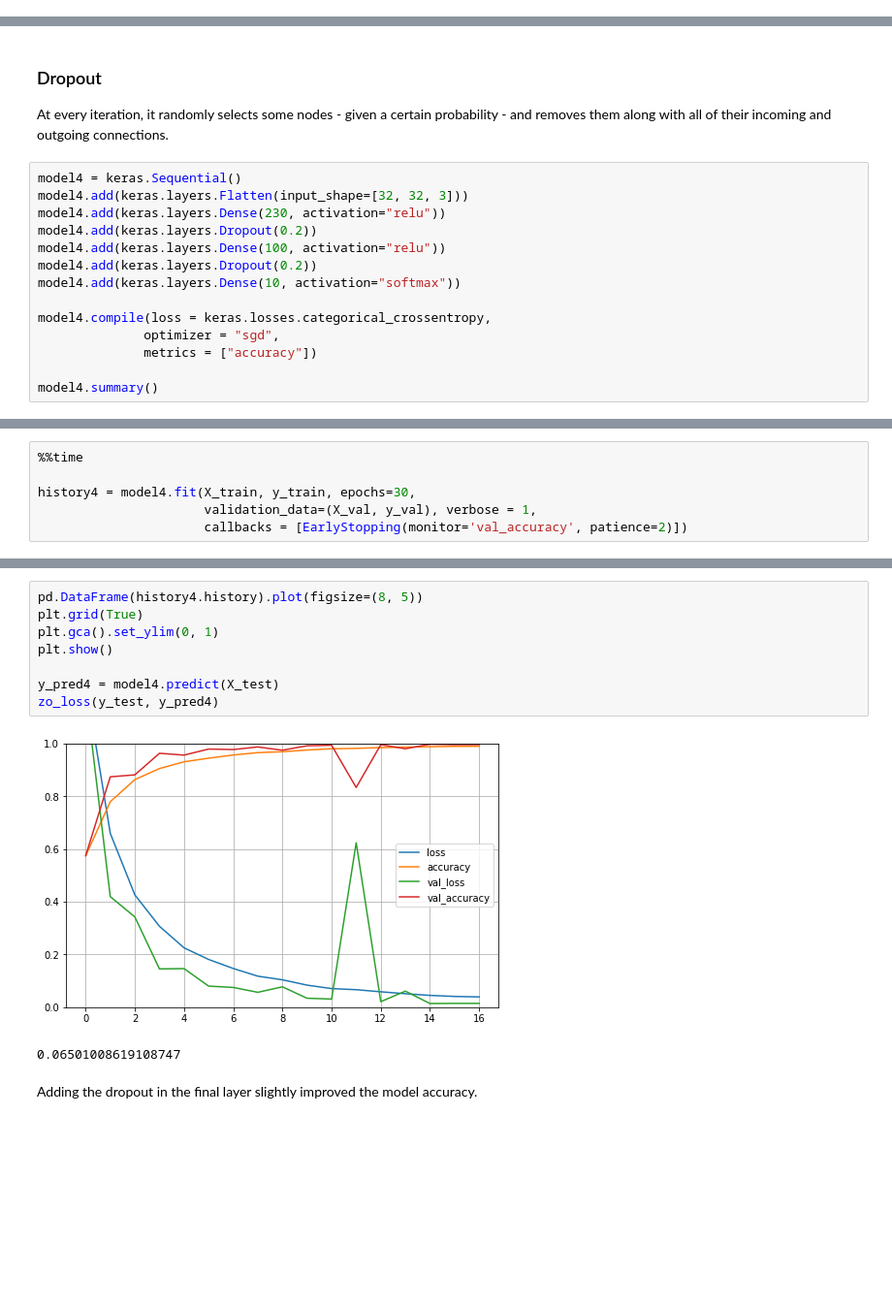
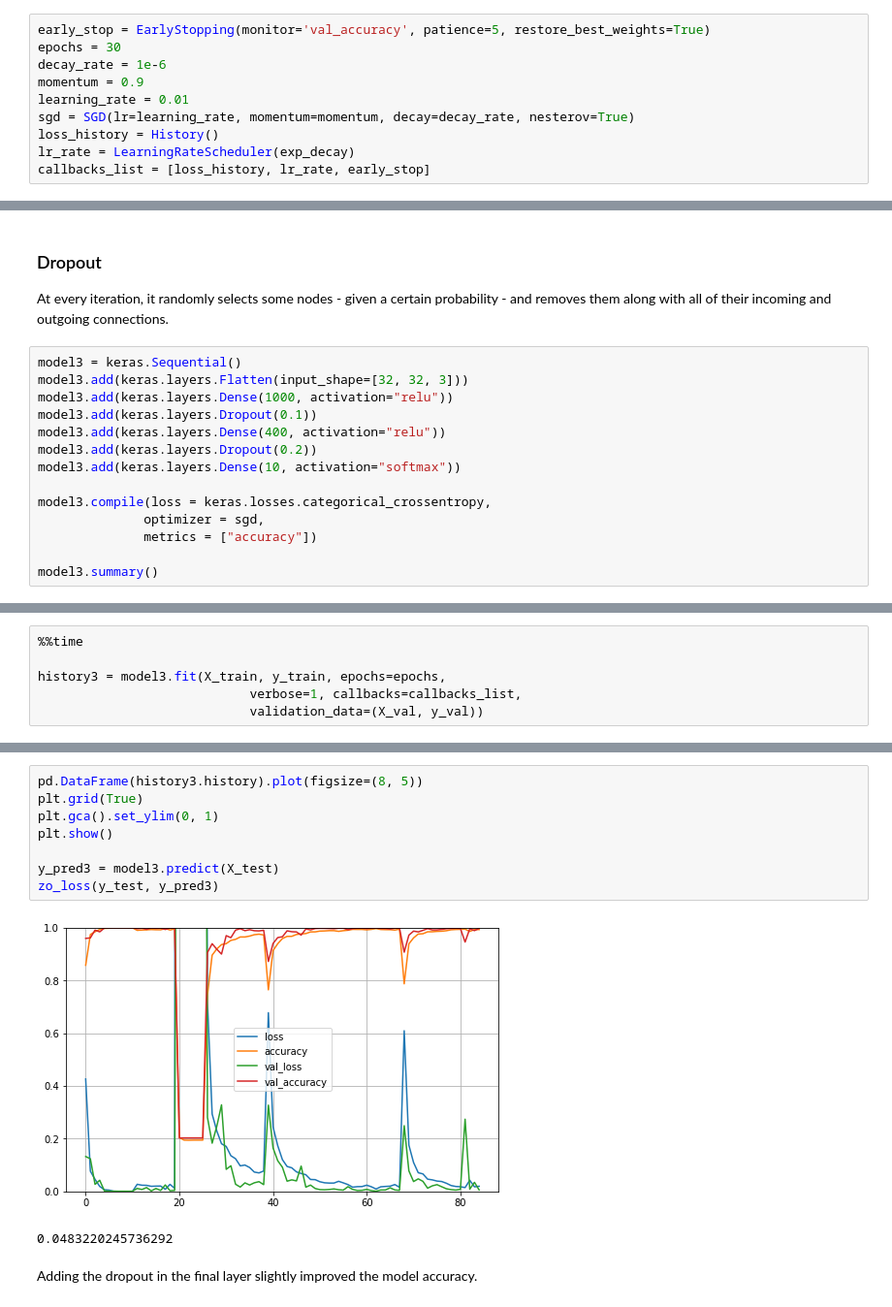
Before and after one commit to filippomenegatti/NeuralNetworks_Classification, a Jupyter notebook: ML_assignment.ipynb, the cells around one changed output, grey strips where cells are left out. Shown at 97% size. Cells and saved outputs as stored; diff of their text form; blank space fills up the shorter version.

```diff
--- a/ML_assignment.ipynb
+++ b/ML_assignment.ipynb
@@ -267,4 +270,14 @@ The number of epochs is a hyperparameter that defines the number times that the
 def exp_decay(epoch):
     lrate = learning_rate * np.exp(-decay_rate*epoch)
     return lrate
+# %%
+early_stop = EarlyStopping(monitor='val_accuracy', patience=5, restore_best_weights=True)
+epochs = 30
+decay_rate = 1e-6
+momentum = 0.9
+learning_rate = 0.01
+sgd = SGD(lr=learning_rate, momentum=momentum, decay=decay_rate, nesterov=True)
+loss_history = History()
+lr_rate = LearningRateScheduler(exp_decay)
+callbacks_list = [loss_history, lr_rate, early_stop]
 # %%
@@ -357,17 +333,17 @@ Next we will try to change the setup adding regularization terms to the first se
 ### Dropout
 At every iteration, it randomly selects some nodes - given a certain probability - and removes them along with all of their incoming and outgoing connections.
 # %%
-model4 = keras.Sequential()
-model4.add(keras.layers.Flatten(input_shape=[32, 32, 3]))
-model4.add(keras.layers.Dense(230, activation="relu"))
-model4.add(keras.layers.Dropout(0.2))
-model4.add(keras.layers.Dense(100, activation="relu"))
-model4.add(keras.layers.Dropout(0.2))
-model4.add(keras.layers.Dense(10, activation="softmax"))
+model3 = keras.Sequential()
+model3.add(keras.layers.Flatten(input_shape=[32, 32, 3]))
+model3.add(keras.layers.Dense(1000, activation="relu"))
+model3.add(keras.layers.Dropout(0.1))
+model3.add(keras.layers.Dense(400, activation="relu"))
+model3.add(keras.layers.Dropout(0.2))
+model3.add(keras.layers.Dense(10, activation="softmax"))
 
-model4.compile(loss = keras.losses.categorical_crossentropy,
-              optimizer = "sgd",
+model3.compile(loss = keras.losses.categorical_crossentropy,
+              optimizer = sgd,
               metrics = ["accuracy"])
 
-model4.summary()
+model3.summary()
 # %% [output]
@@ -394,6 +370,6 @@ _________________________________________________________________
 # %%
 %%time
 
-history4 = model4.fit(X_train, y_train, epochs=30,
-                      validation_data=(X_val, y_val), verbose = 1,
-                      callbacks = [EarlyStopping(monitor='val_accuracy', patience=2)])
+history3 = model3.fit(X_train, y_train, epochs=epochs,
+                            verbose=1, callbacks=callbacks_list,
+                            validation_data=(X_val, y_val))
@@ -408,13 +402,13 @@ print(model4.evaluate(X_test, y_test))
 # %%
-pd.DataFrame(history4.history).plot(figsize=(8, 5))
+pd.DataFrame(history3.history).plot(figsize=(8, 5))
 plt.grid(True)
 plt.gca().set_ylim(0, 1)
 plt.show()
 
-y_pred4 = model4.predict(X_test)
-zo_loss(y_test, y_pred4)
+y_pred3 = model3.predict(X_test)
+zo_loss(y_test, y_pred3)
 # %% [output]
-[figure, old version]
+[figure, new version]
-0.06501008619108747
+0.0483220245736292
 # %% [markdown]
 Adding the dropout in the final layer slightly improved the model accuracy.
```
Also changed, not shown: parts of 111 cells of this notebook.
